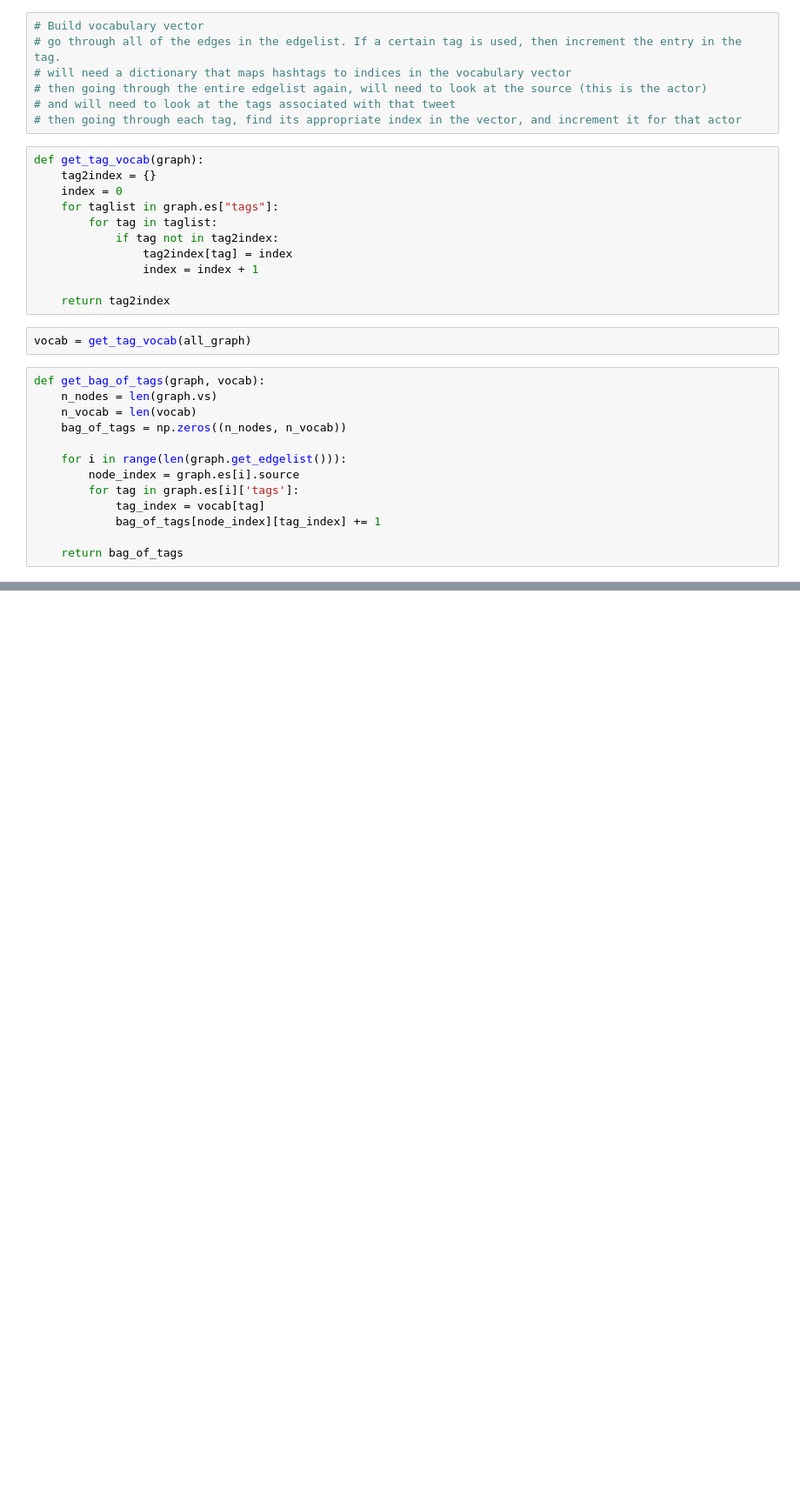
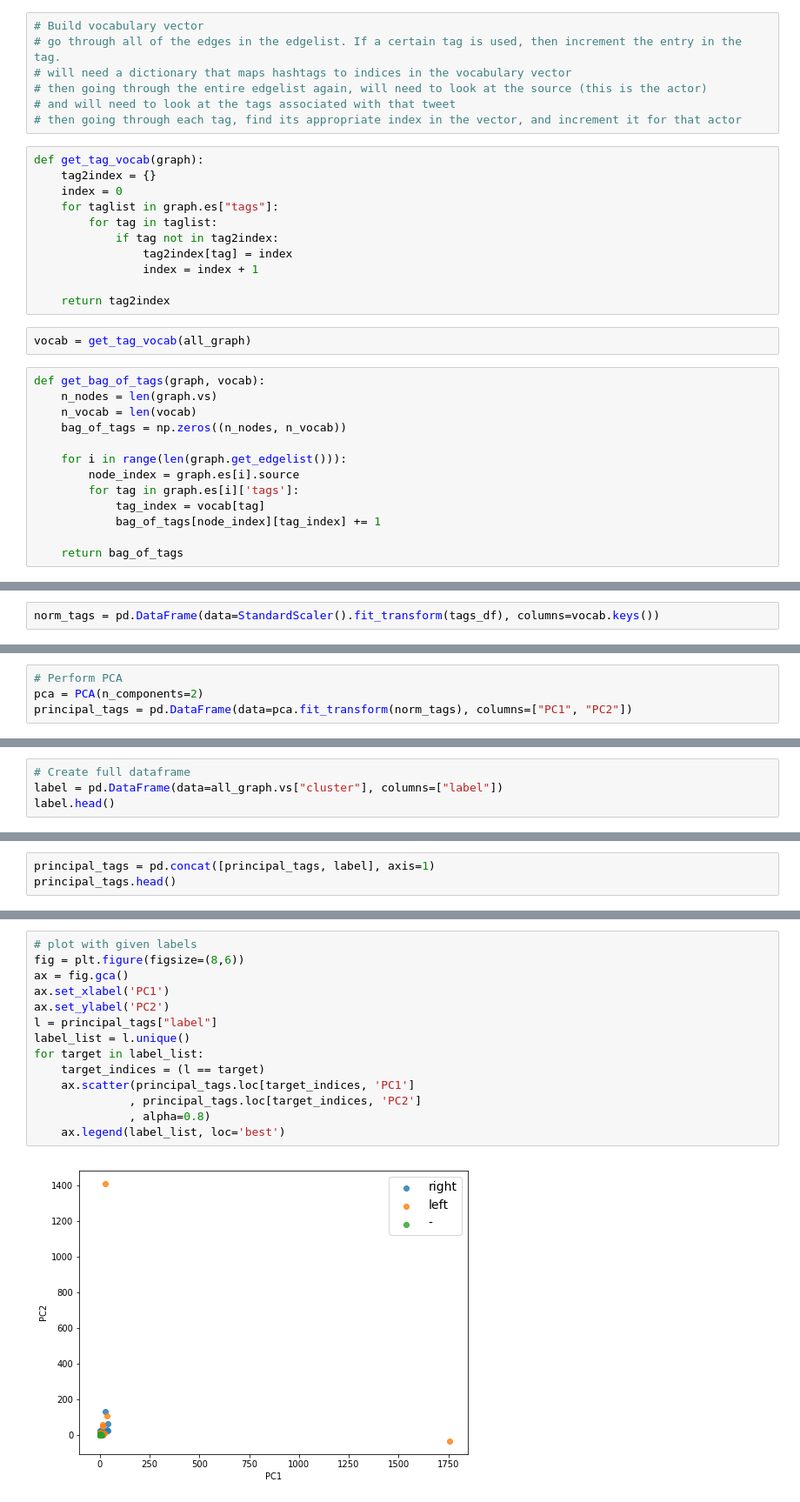
Before and after one commit to davidkml/pgm-polarity, a Jupyter notebook: graph-vis.ipynb, the cells around one changed output, grey strips where cells are left out. Shown at 87% size. Drawn from its saved outputs; the diff is of its cells as text; blank space fills up the shorter version.

Commit message:
perform pca

```diff
--- a/graph-vis.ipynb
+++ b/graph-vis.ipynb
@@ -171,0 +192,2 @@ array([[0., 0., 0., ..., 0., 0., 0.],
+# %%
+norm_tags = pd.DataFrame(data=StandardScaler().fit_transform(tags_df), columns=vocab.keys())
@@ -171,0 +204,4 @@ array([[0., 0., 0., ..., 0., 0., 0.],
+# %%
+# Perform PCA
+pca = PCA(n_components=2)
+principal_tags = pd.DataFrame(data=pca.fit_transform(norm_tags), columns=["PC1", "PC2"])
@@ -171,0 +217,4 @@ array([[0., 0., 0., ..., 0., 0., 0.],
+# %%
+# Create full dataframe
+label = pd.DataFrame(data=all_graph.vs["cluster"], columns=["label"])
+label.head()
@@ -171,0 +228,3 @@ array([[0., 0., 0., ..., 0., 0., 0.],
+# %%
+principal_tags = pd.concat([principal_tags, label], axis=1)
+principal_tags.head()
@@ -171,0 +238,16 @@ array([[0., 0., 0., ..., 0., 0., 0.],
+# %%
+# plot with given labels
+fig = plt.figure(figsize=(8,6))
+ax = fig.gca()
+ax.set_xlabel('PC1')
+ax.set_ylabel('PC2')
+l = principal_tags["label"]
+label_list = l.unique()
+for target in label_list:
+    target_indices = (l == target)
+    ax.scatter(principal_tags.loc[target_indices, 'PC1']
+              , principal_tags.loc[target_indices, 'PC2']
+              , alpha=0.8)
+    ax.legend(label_list, loc='best')
+# %% [output]
+[figure, added]
```
Also changed, not shown: parts of 8 cells of this notebook.
